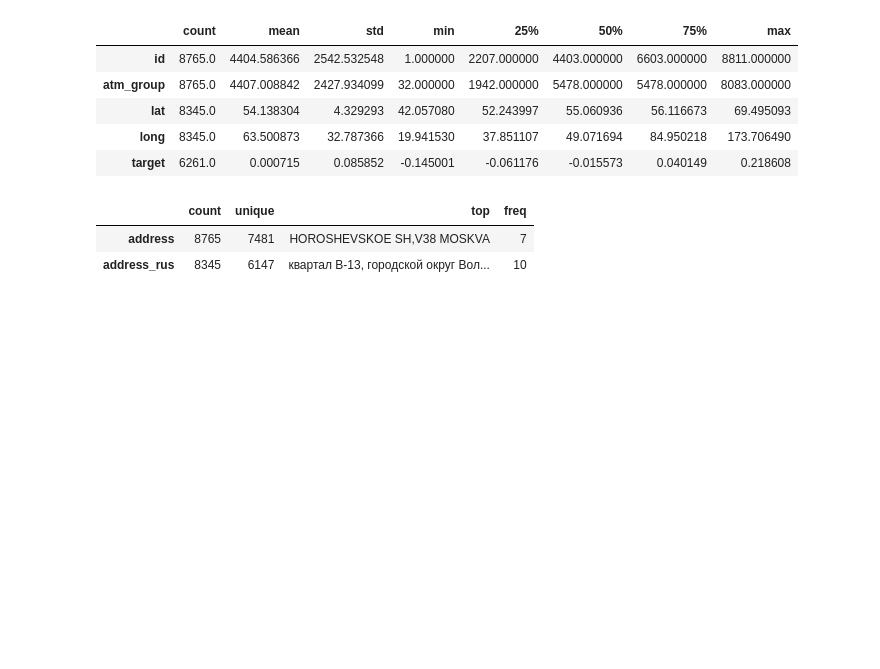
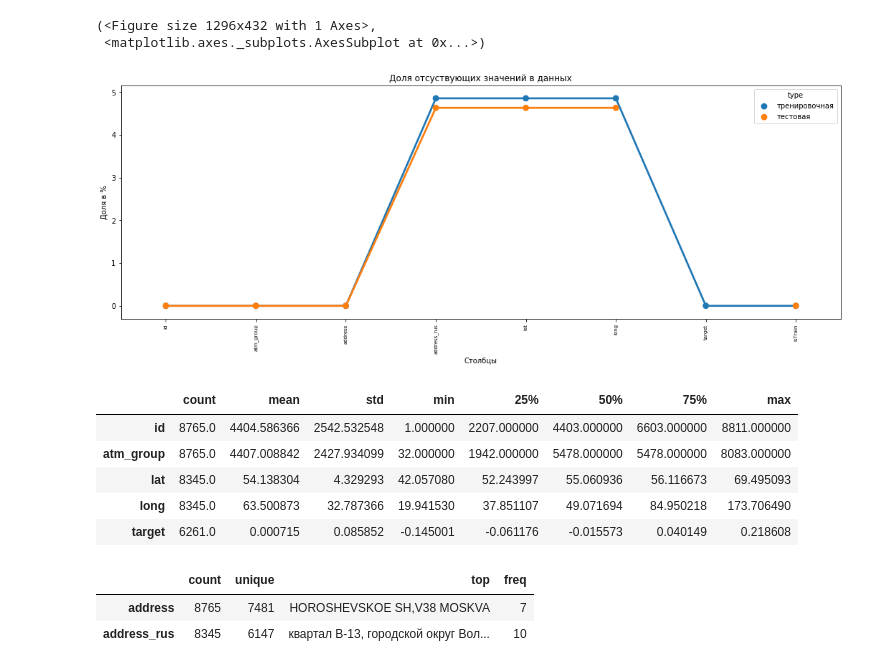
Before and after one commit to userusr/rosbank_happy_data_year, a Jupyter notebook: notebooks/00-baseline.ipynb, the cells around one changed output. Saved outputs shown, nothing was run; the diff lists cells and outputs as text; code cells hidden in the pictures; blank space fills up the shorter version.

```diff
--- a/notebooks/00-baseline.ipynb
+++ b/notebooks/00-baseline.ipynb
@@ -20,2 +49,8 @@ test['isTrain'] = False
+# %%
+missing_values_plot(train, test)
+# %% [output]
+(<Figure size 1296x432 with 1 Axes>,
+ <matplotlib.axes._subplots.AxesSubplot at 0x...>)
+[figure, added]
 # %%
 X = train.append(test, sort=False)
```
Also changed, not shown: parts of 117 cells of this notebook, 19 other files.
